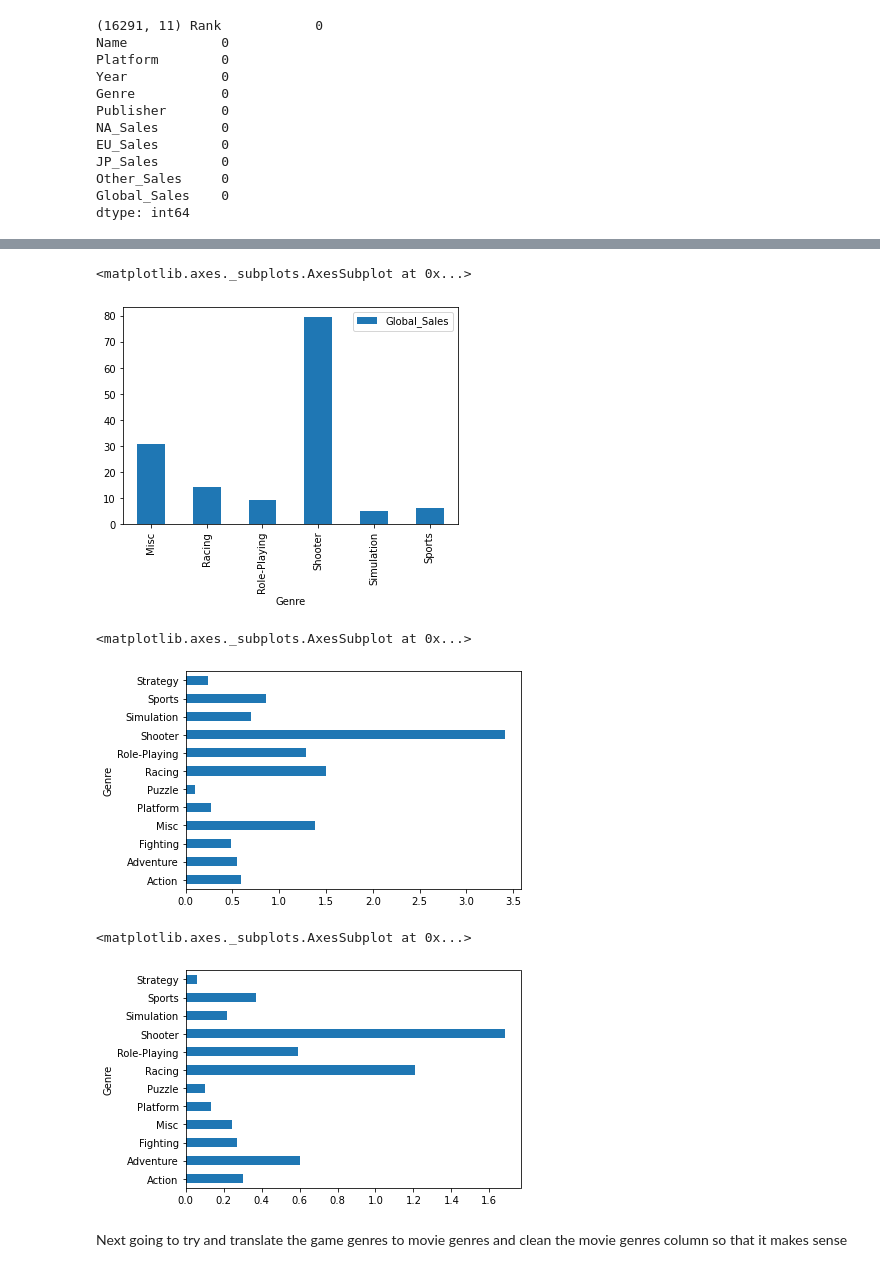
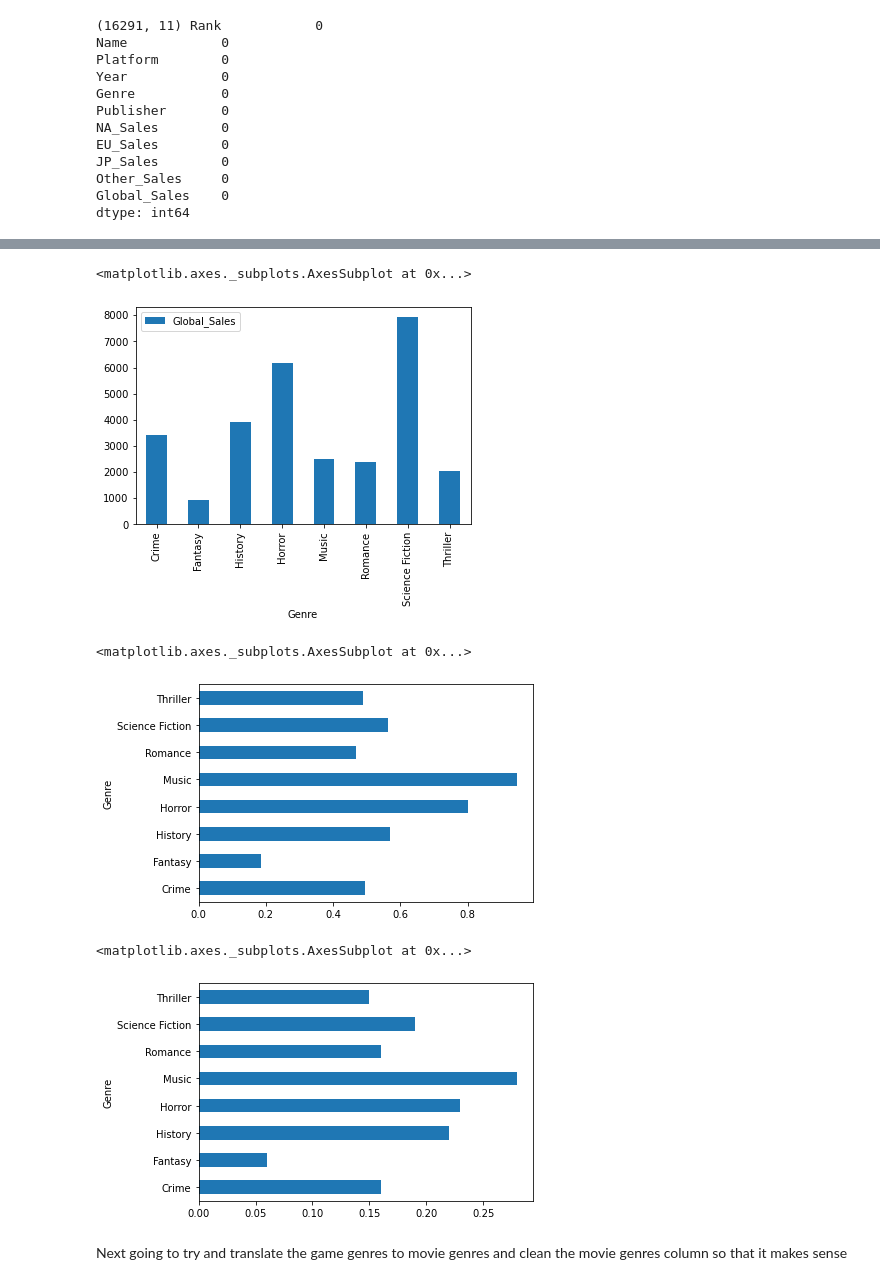
Before and after one commit to ykfarhan/state-of-box-office-analysis, a Jupyter notebook: Amir Data Cleaning.ipynb, the cells around one changed output, grey strips where cells are left out. Cells and saved outputs as stored; diff of their text form; code cells hidden in the pictures.

Commit message:
all my data can now pretty much just be loaded in and utilized

```diff
--- a/Amir Data Cleaning.ipynb
+++ b/Amir Data Cleaning.ipynb
@@ -208,0 +225,16 @@ dtype: int64
+# %%
+translations = {'Action':['Action','Science Fiction'],'Sports':['Documentary','Action','History']
+                ,'Misc':['Family','Music','Romance']
+                ,'Role-Playing':['Action','Adventure','Fantasy','Science Fiction']
+                ,'Shooter':['Action','Adventure','War','Science Fiction','Thriller','Horror']
+                ,'Adventure':['Action','Adventure','Science Fiction','Fantasy'],'Racing':['Thriller','Action','Family','Crime']
+                ,'Platform':['Family','Animation','Music'],'Simulation':['History','Science Fiction']
+                ,'Fighting':['Action','Family','Thriller'],'Strategy':['Mystery','Action','Crime']
+                ,'Puzzle':['Mystery','Horror','Thriller']}
+def translate(genre):
+    x = translations[genre]
+    return x
+    #['Action', 'Adventure', 'Animation', 'Comedy', 'Crime', 'Documentary',
+    #   'Drama', 'Family', 'Fantasy', 'History', 'Horror', 'Music', 'Mystery',
+    #   'Romance', 'Science Fiction', 'Thriller', 'War', 'Western']
+translate('Misc')
@@ -209,2 +243,16 @@ dtype: int64
 # %%
 vgdf['Microsoft'] = vgdf['Publisher'].map(lambda x: 'Microsoft' if ismicrosoft(x) else 'useless')
+vgdf['Genre'] = vgdf['Genre'].apply(lambda x: [y for y in translate(x)])
+# %%
+vgcols = [x for x in vgdf]
+vggenredata = list(vgdf.values)
+g = []
+length = len(vggenredata)
+for i in range(0,length):
+    templist = vggenredata[i][4]
+    for j in templist:
+        a = vggenredata[i]
+        a[4] = j
+        g.append(a)
+vgdfg = pd.DataFrame(g,columns = vgcols)
+vgdfg
@@ -217,18 +287,18 @@ MSIP['Genre'].hist(xrot = 70)
 # %%
-MSIP[0:20].groupby('Genre').sum().plot.bar(y ='Global_Sales')
+vgdfg.groupby('Genre').sum().plot.bar(y ='Global_Sales')
 # %% [output]
 <matplotlib.axes._subplots.AxesSubplot at 0x...>
-[figure, old version]
+[figure, new version]
 # %%
-MSIP.groupby('Genre').Global_Sales.mean().plot.barh()
+vgdfg.groupby('Genre').Global_Sales.mean().plot.barh()
 # %% [output]
 <matplotlib.axes._subplots.AxesSubplot at 0x...>
-[figure, old version]
+[figure, new version]
 # %%
-MSIP.groupby('Genre').Global_Sales.median().plot.barh()
+vgdfg.groupby('Genre').Global_Sales.median().plot.barh()
 # %% [output]
 <matplotlib.axes._subplots.AxesSubplot at 0x...>
-[figure, old version]
+[figure, new version]
 # %% [markdown]
 Next going to try and translate the game genres to movie genres and clean the movie genres column so that it makes sense
 # %%
```
Also changed, not shown: parts of 13 cells of this notebook, 4 other files.
